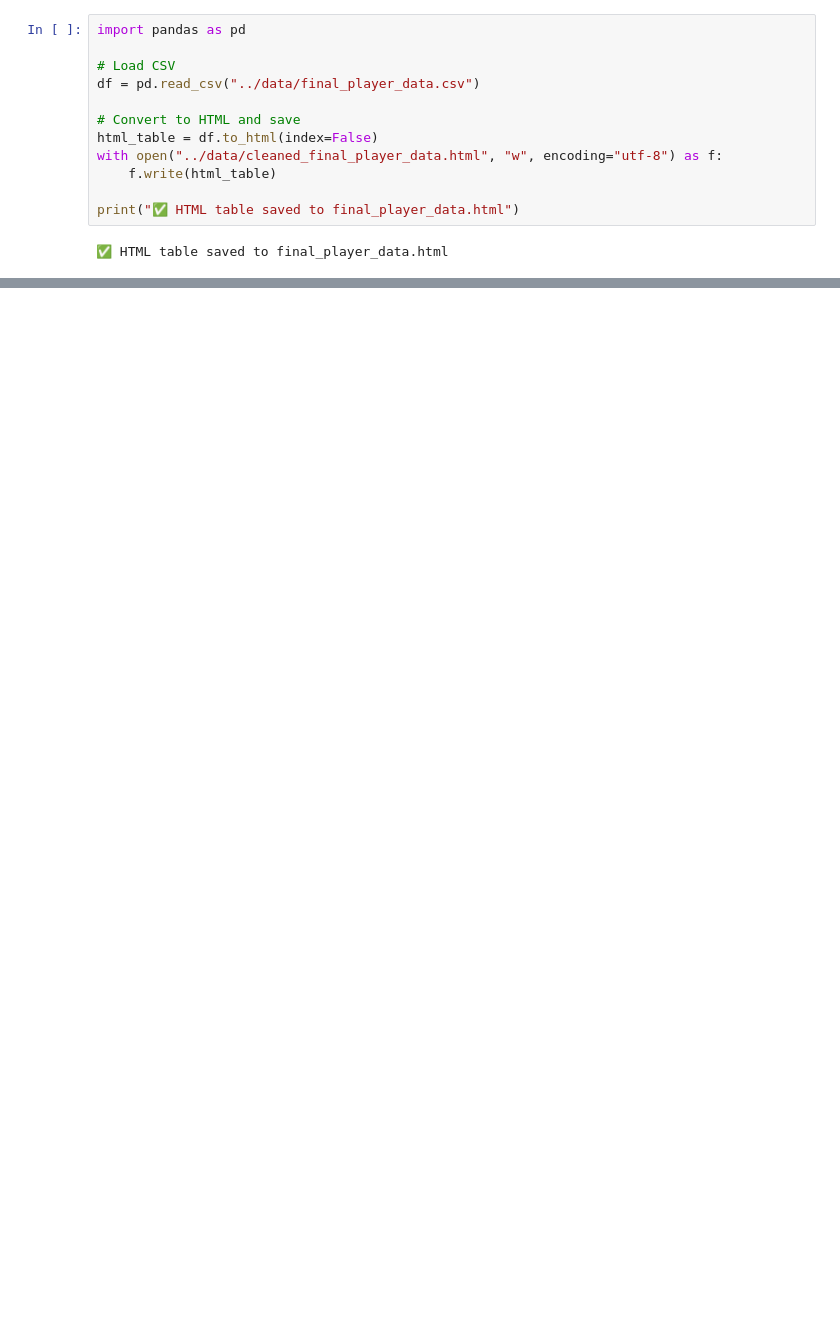
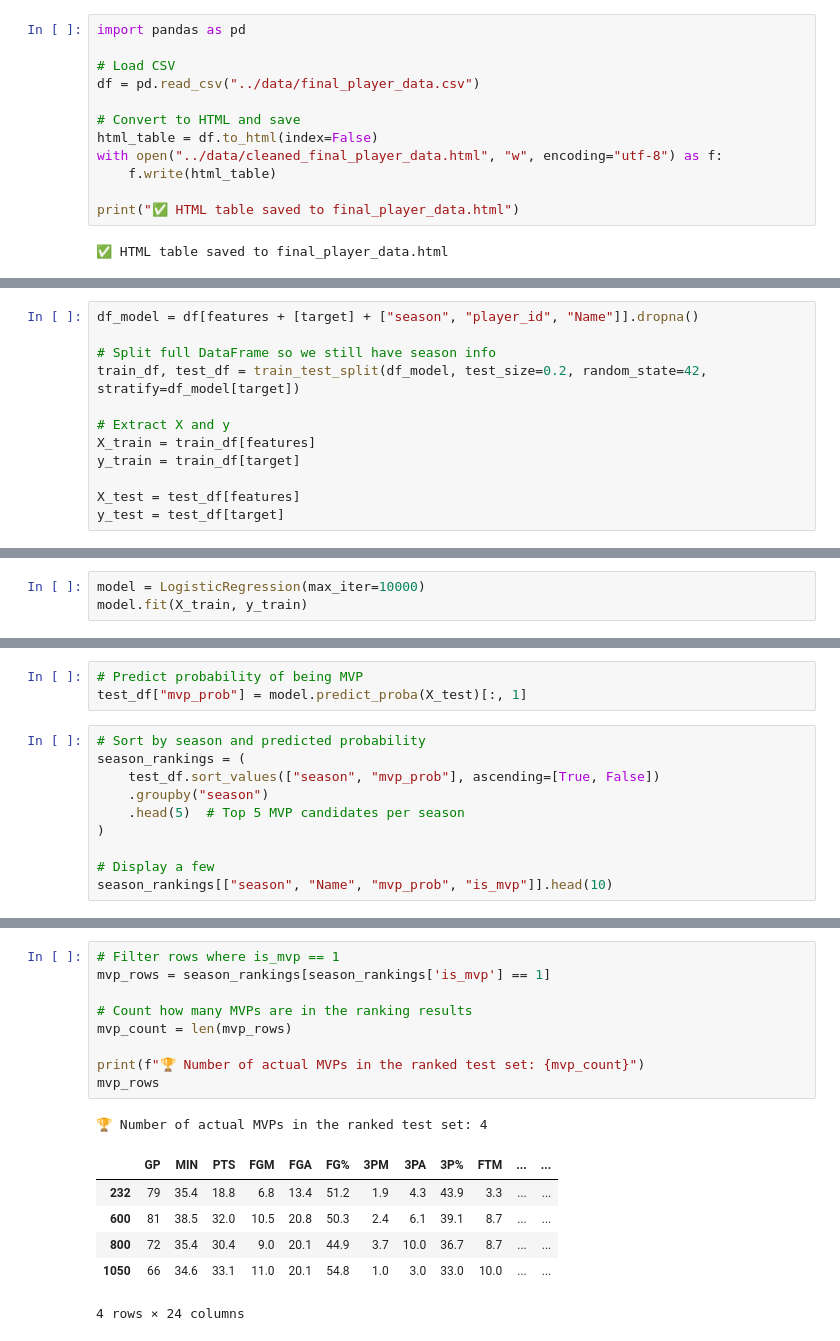
Before and after one commit to varshabala2/NBA_MVP_Predictor, a Jupyter notebook: notebooks/03_model_training.ipynb, the cells around one changed output, grey strips where cells are left out. Saved outputs shown, nothing was run; the diff lists cells and outputs as text; blank space fills up the shorter version.

Commit message:
base model

```diff
--- a/notebooks/03_model_training.ipynb
+++ b/notebooks/03_model_training.ipynb
@@ -149,0 +179,12 @@ print("✅ HTML table saved to final_player_data.html")
+# %%
+df_model = df[features + [target] + ["season", "player_id", "Name"]].dropna()
+
+# Split full DataFrame so we still have season info
+train_df, test_df = train_test_split(df_model, test_size=0.2, random_state=42, stratify=df_model[target])
+
+# Extract X and y
+X_train = train_df[features]
+y_train = train_df[target]
+
+X_test = test_df[features]
+y_test = test_df[target]
@@ -149,0 +199,3 @@ print("✅ HTML table saved to final_player_data.html")
+# %%
+model = LogisticRegression(max_iter=10000)
+model.fit(X_train, y_train)
@@ -149,0 +204,13 @@ print("✅ HTML table saved to final_player_data.html")
+# %%
+# Predict probability of being MVP
+test_df["mvp_prob"] = model.predict_proba(X_test)[:, 1]
+# %%
+# Sort by season and predicted probability
+season_rankings = (
+    test_df.sort_values(["season", "mvp_prob"], ascending=[True, False])
+    .groupby("season")
+    .head(5)  # Top 5 MVP candidates per season
+)
+
+# Display a few
+season_rankings[["season", "Name", "mvp_prob", "is_mvp"]].head(10)
@@ -149,0 +229,17 @@ print("✅ HTML table saved to final_player_data.html")
+# %%
+# Filter rows where is_mvp == 1
+mvp_rows = season_rankings[season_rankings['is_mvp'] == 1]
+
+# Count how many MVPs are in the ranking results
+mvp_count = len(mvp_rows)
+
+print(f"🏆 Number of actual MVPs in the ranked test set: {mvp_count}")
+mvp_rows
+# %% [output]
+🏆 Number of actual MVPs in the ranked test set: 4
+|  | GP | MIN | PTS | FGM | FGA | FG% | 3PM | 3PA | 3P% | FTM | ... | ... |
+| 232 | 79 | 35.4 | 18.8 | 6.8 | 13.4 | 51.2 | 1.9 | 4.3 | 43.9 | 3.3 | ... | ... |
+| 600 | 81 | 38.5 | 32.0 | 10.5 | 20.8 | 50.3 | 2.4 | 6.1 | 39.1 | 8.7 | ... | ... |
+| 800 | 72 | 35.4 | 30.4 | 9.0 | 20.1 | 44.9 | 3.7 | 10.0 | 36.7 | 8.7 | ... | ... |
+| 1050 | 66 | 34.6 | 33.1 | 11.0 | 20.1 | 54.8 | 1.0 | 3.0 | 33.0 | 10.0 | ... | ... |
+4 rows × 24 columns
```
Also changed, not shown: parts of 14 cells of this notebook.
